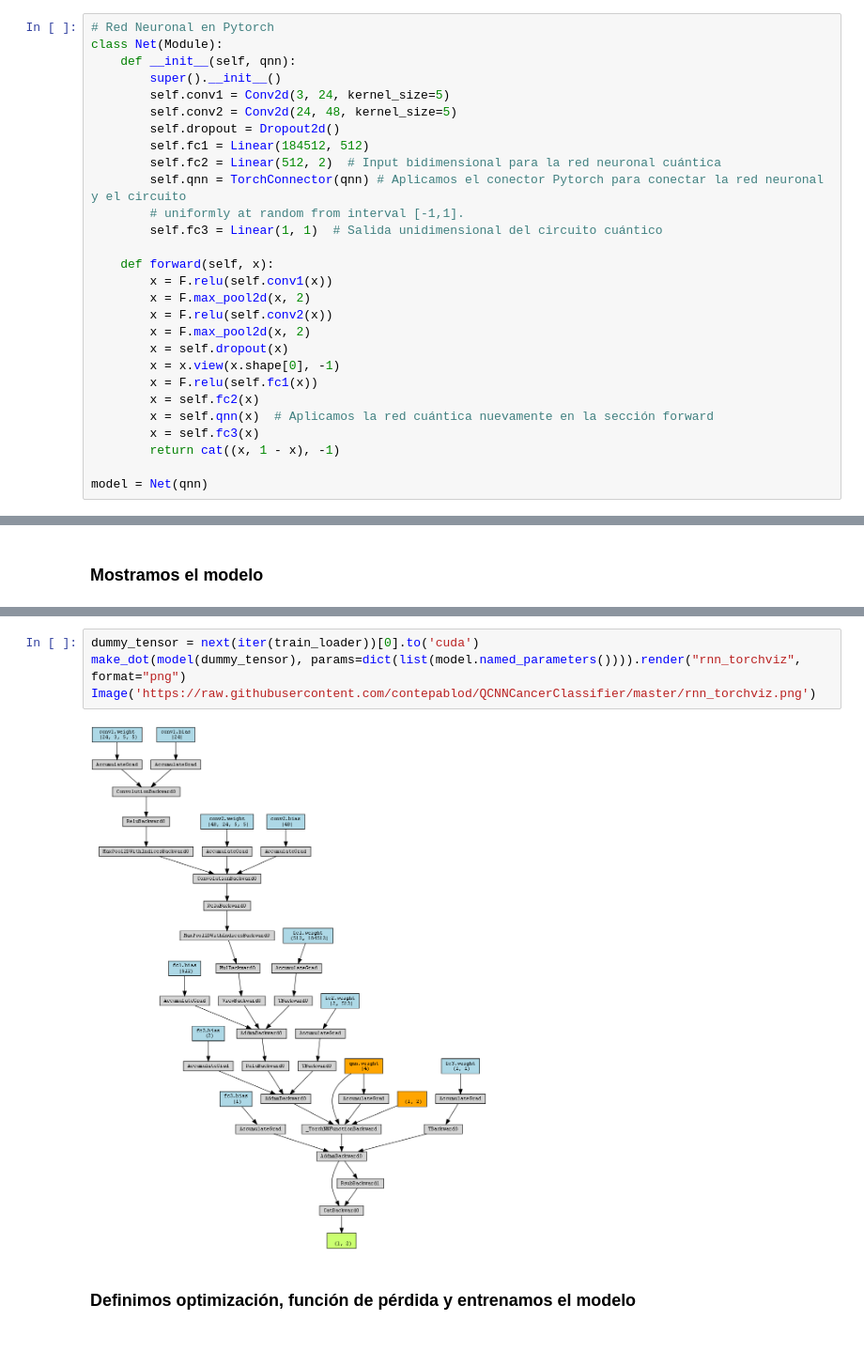
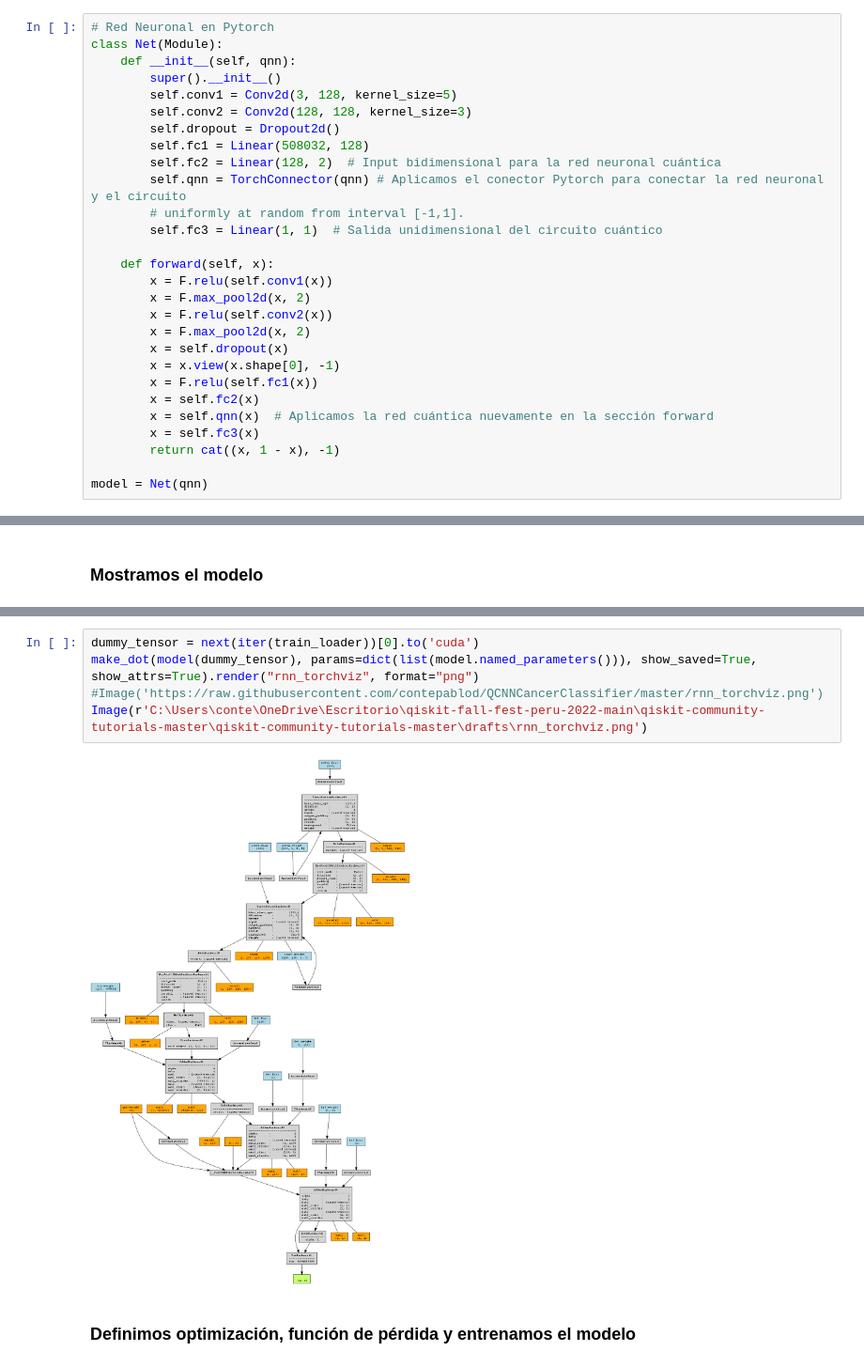
Before and after one commit to contepablod/QCNNCancerBinaryClassifier, a Jupyter notebook: ClasificadorCancerEsofago.ipynb, the cells around one changed output, grey strips where cells are left out. Shown at 94% size. Saved outputs shown, nothing was run; the diff lists cells and outputs as text.

Commit message:
Updates and ammends Main Notebook

```diff
--- a/ClasificadorCancerEsofago.ipynb
+++ b/ClasificadorCancerEsofago.ipynb
@@ -394,11 +396,11 @@ qnn.circuit.draw(output='mpl')
 class Net(Module):
     def __init__(self, qnn):
         super().__init__()
-        self.conv1 = Conv2d(3, 24, kernel_size=5)
-        self.conv2 = Conv2d(24, 48, kernel_size=5)
+        self.conv1 = Conv2d(3, 128, kernel_size=5)
+        self.conv2 = Conv2d(128, 128, kernel_size=3)
         self.dropout = Dropout2d()
-        self.fc1 = Linear(184512, 512)
-        self.fc2 = Linear(512, 2)  # Input bidimensional para la red neuronal cuántica
+        self.fc1 = Linear(508032, 128)
+        self.fc2 = Linear(128, 2)  # Input bidimensional para la red neuronal cuántica
         self.qnn = TorchConnector(qnn) # Aplicamos el conector Pytorch para conectar la red neuronal y el circuito
         # uniformly at random from interval [-1,1].
         self.fc3 = Linear(1, 1)  # Salida unidimensional del circuito cuántico
@@ -437,10 +439,11 @@ Net(
 )
 # %%
 dummy_tensor = next(iter(train_loader))[0].to('cuda')
-make_dot(model(dummy_tensor), params=dict(list(model.named_parameters()))).render("rnn_torchviz", format="png")
-Image('https://raw.githubusercontent.com/contepablod/QCNNCancerClassifier/master/rnn_torchviz.png')
+make_dot(model(dummy_tensor), params=dict(list(model.named_parameters())), show_saved=True, show_attrs=True).render("rnn_torchviz", format="png")
+#Image('https://raw.githubusercontent.com/contepablod/QCNNCancerClassifier/master/rnn_torchviz.png')
+Image(r'C:\Users\conte\OneDrive\Escritorio\qiskit-fall-fest-peru-2022-main\qiskit-community-tutorials-master\qiskit-community-tutorials-master\drafts\rnn_torchviz.png')
 # %% [output]
-[figure, old version]
+[figure, new version]
 # %% [markdown]
 ### Definimos optimización, función de pérdida y entrenamos el modelo
 # %%
```
Also changed, not shown: parts of 17 cells of this notebook.
